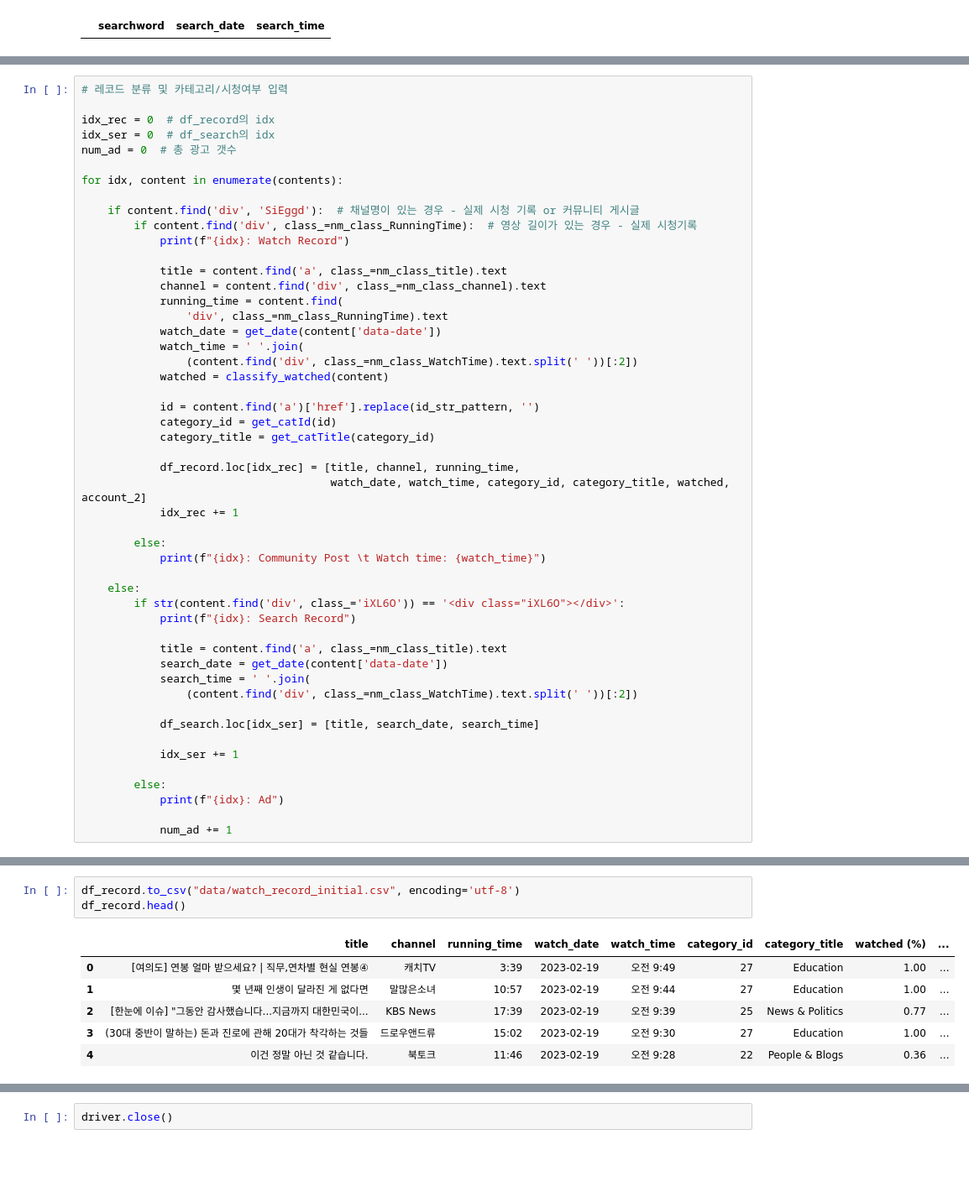
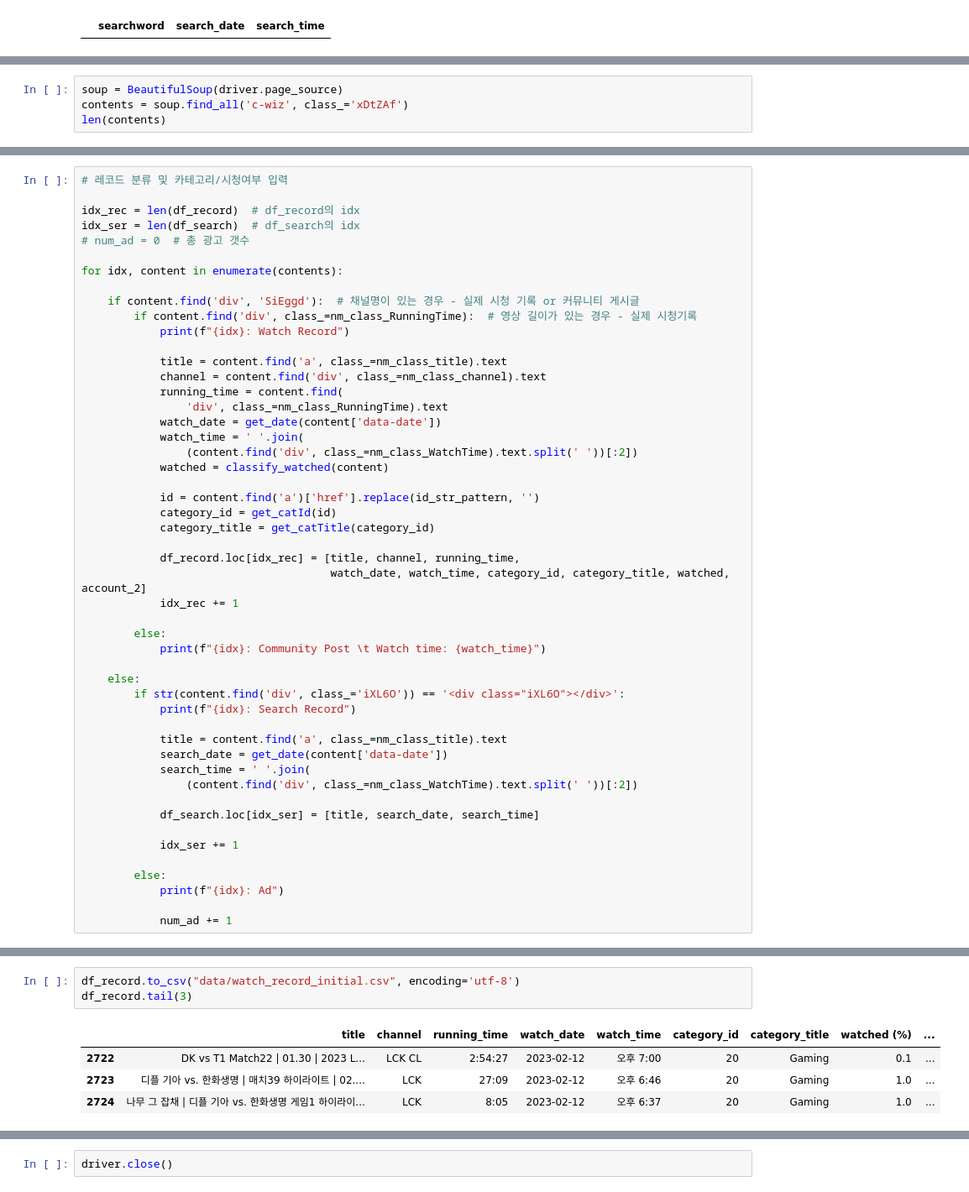
Before and after one commit to Jhwan-adV/side1_youtube, a Jupyter notebook: 001_Initial_Watch_Records.ipynb, the cells around one changed output, grey strips where cells are left out. Shown at 84% size. Saved outputs shown, nothing was run; the diff lists cells and outputs as text; blank space fills up the shorter version.

```diff
--- a/001_Initial_Watch_Records.ipynb
+++ b/001_Initial_Watch_Records.ipynb
@@ -285,0 +342,4 @@ print(f'호출된 레코드 수: {len(contents)}')
+# %%
+soup = BeautifulSoup(driver.page_source)
+contents = soup.find_all('c-wiz', class_='xDtZAf')
+len(contents)
@@ -286,9 +348,9 @@ print(f'호출된 레코드 수: {len(contents)}')
 # %%
 # 레코드 분류 및 카테고리/시청여부 입력
 
-idx_rec = 0  # df_record의 idx
-idx_ser = 0  # df_search의 idx
-num_ad = 0  # 총 광고 갯수
+idx_rec = len(df_record)  # df_record의 idx
+idx_ser = len(df_search)  # df_search의 idx
+# num_ad = 0  # 총 광고 갯수
 
 for idx, content in enumerate(contents):
 
@@ -359,12 +427,10 @@ content.find('a')
 # %%
 df_record.to_csv("data/watch_record_initial.csv", encoding='utf-8')
-df_record.head()
+df_record.tail(3)
 # %% [output]
 |  | title | channel | running_time | watch_date | watch_time | category_id | category_title | watched (%) | ... |
-| 0 | [여의도] 연봉 얼마 받으세요? | 직무,연차별 현실 연봉④ | 캐치TV | 3:39 | 2023-02-19 | 오전 9:49 | 27 | Education | 1.00 | ... |
-| 1 | 몇 년째 인생이 달라진 게 없다면 | 말많은소녀 | 10:57 | 2023-02-19 | 오전 9:44 | 27 | Education | 1.00 | ... |
-| 2 | [한눈에 이슈] "그동안 감사했습니다...지금까지 대한민국이... | KBS News | 17:39 | 2023-02-19 | 오전 9:39 | 25 | News & Politics | 0.77 | ... |
-| 3 | (30대 중반이 말하는) 돈과 진로에 관해 20대가 착각하는 것들 | 드로우앤드류 | 15:02 | 2023-02-19 | 오전 9:30 | 27 | Education | 1.00 | ... |
-| 4 | 이건 정말 아닌 것 같습니다. | 북토크 | 11:46 | 2023-02-19 | 오전 9:28 | 22 | People & Blogs | 0.36 | ... |
+| 2722 | DK vs T1 Match22 | 01.30 | 2023 L... | LCK CL | 2:54:27 | 2023-02-12 | 오후 7:00 | 20 | Gaming | 0.1 | ... |
+| 2723 | 디플 기아 vs. 한화생명 | 매치39 하이라이트 | 02.... | LCK | 27:09 | 2023-02-12 | 오후 6:46 | 20 | Gaming | 1.0 | ... |
+| 2724 | 나무 그 잡채 | 디플 기아 vs. 한화생명 게임1 하이라이... | LCK | 8:05 | 2023-02-12 | 오후 6:37 | 20 | Gaming | 1.0 | ... |
 # %%
 df_search.to_csv('data/search_record_initial.csv', encoding='utf-8')
```
Also changed, not shown: parts of 32 cells of this notebook, 2 other files.
